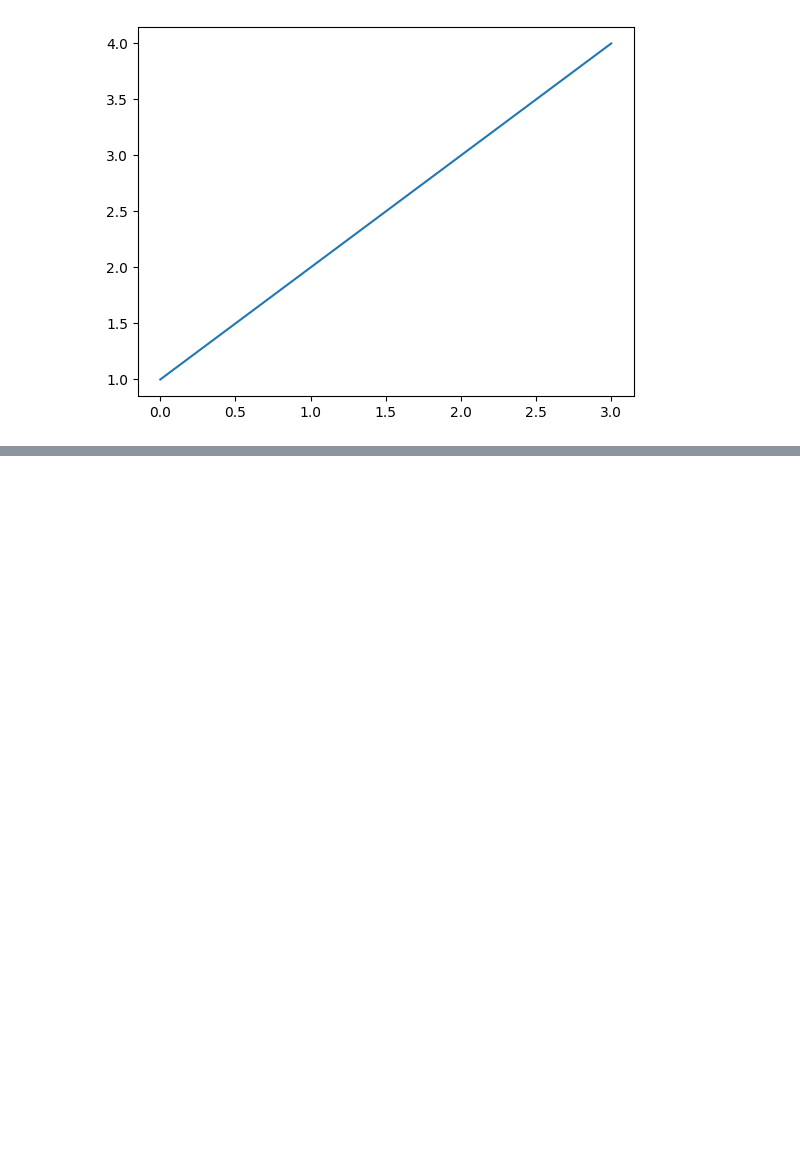
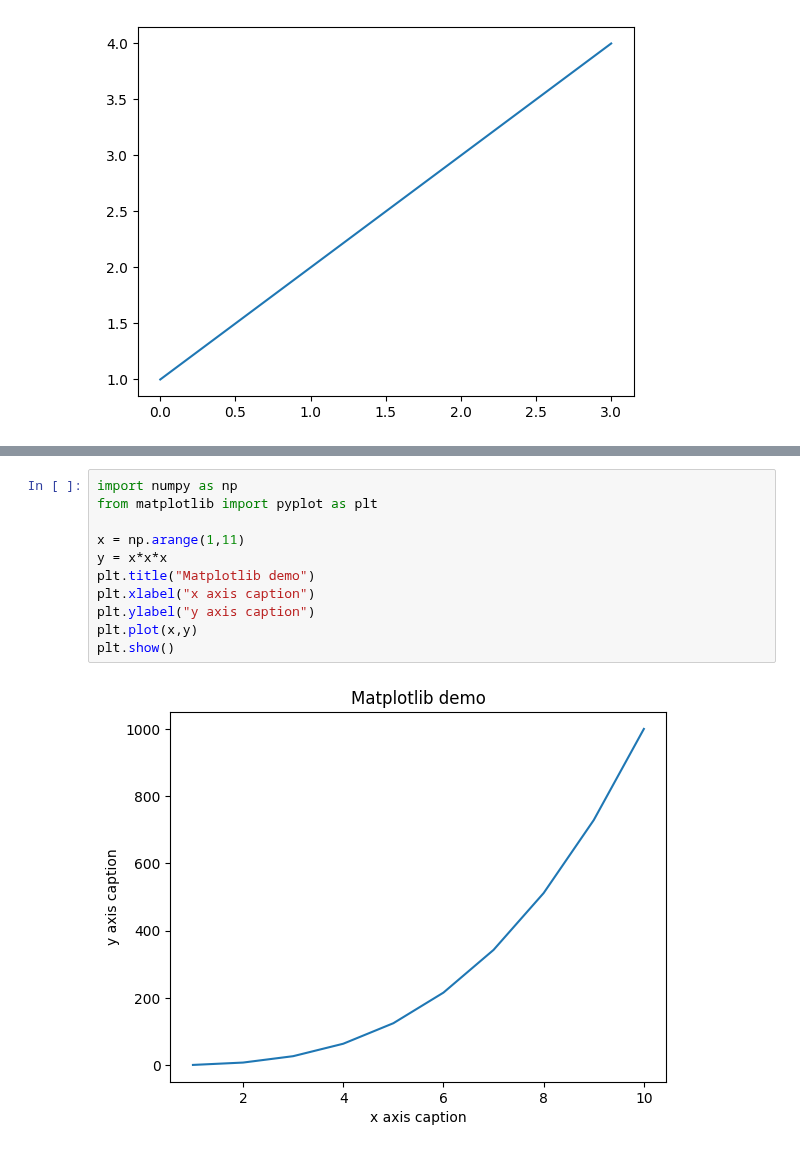
Before and after one commit to Ding10910357/DAY6, a Jupyter notebook: Untitled-2.ipynb, the cells around one changed output, grey strips where cells are left out. Cells and saved outputs as stored; diff of their text form; blank space fills up the shorter version.

```diff
--- a/Untitled-2.ipynb
+++ b/Untitled-2.ipynb
@@ -84,0 +112,13 @@ ModuleNotFoundError: No module named 'pandas'
+# %%
+import numpy as np
+from matplotlib import pyplot as plt
+
+x = np.arange(1,11)
+y = x*x*x
+plt.title("Matplotlib demo")
+plt.xlabel("x axis caption")
+plt.ylabel("y axis caption")
+plt.plot(x,y)
+plt.show()
+# %% [output]
+[figure, added]
```
Also changed, not shown: parts of 4 cells of this notebook.
